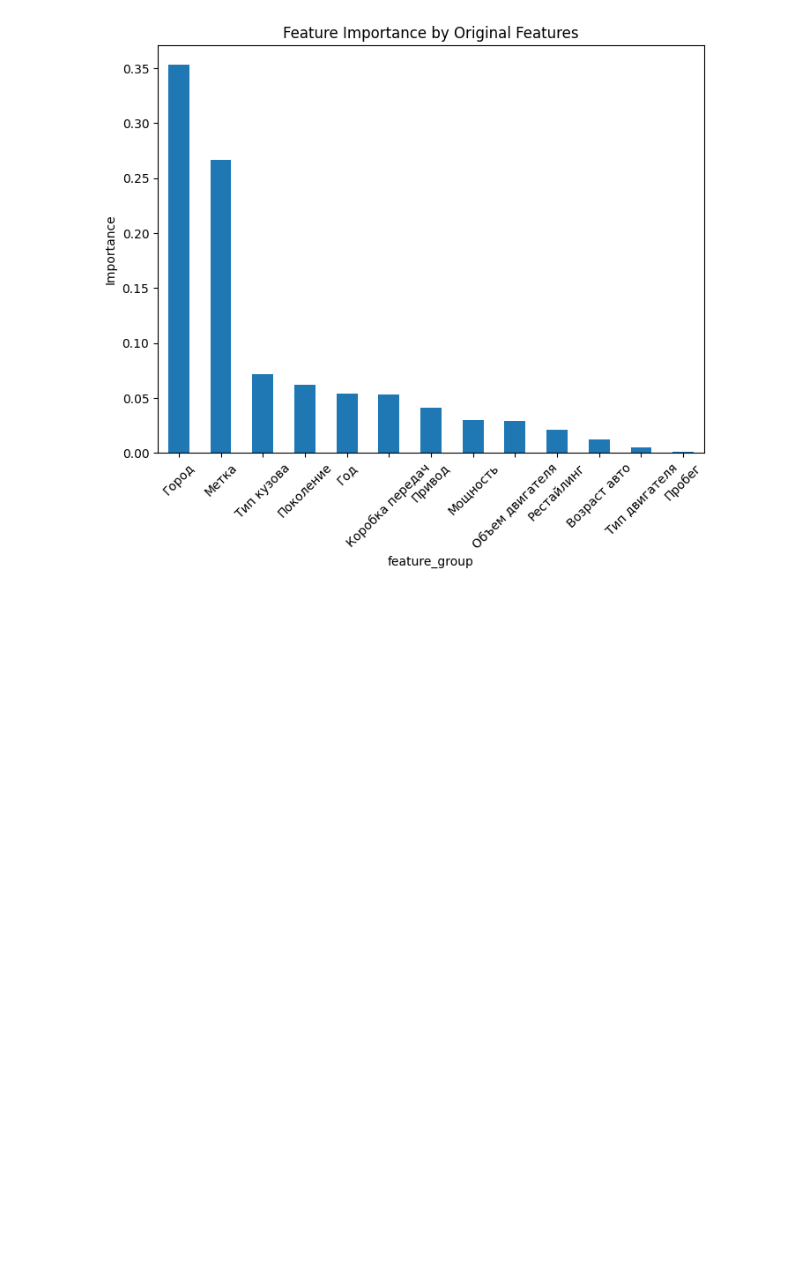
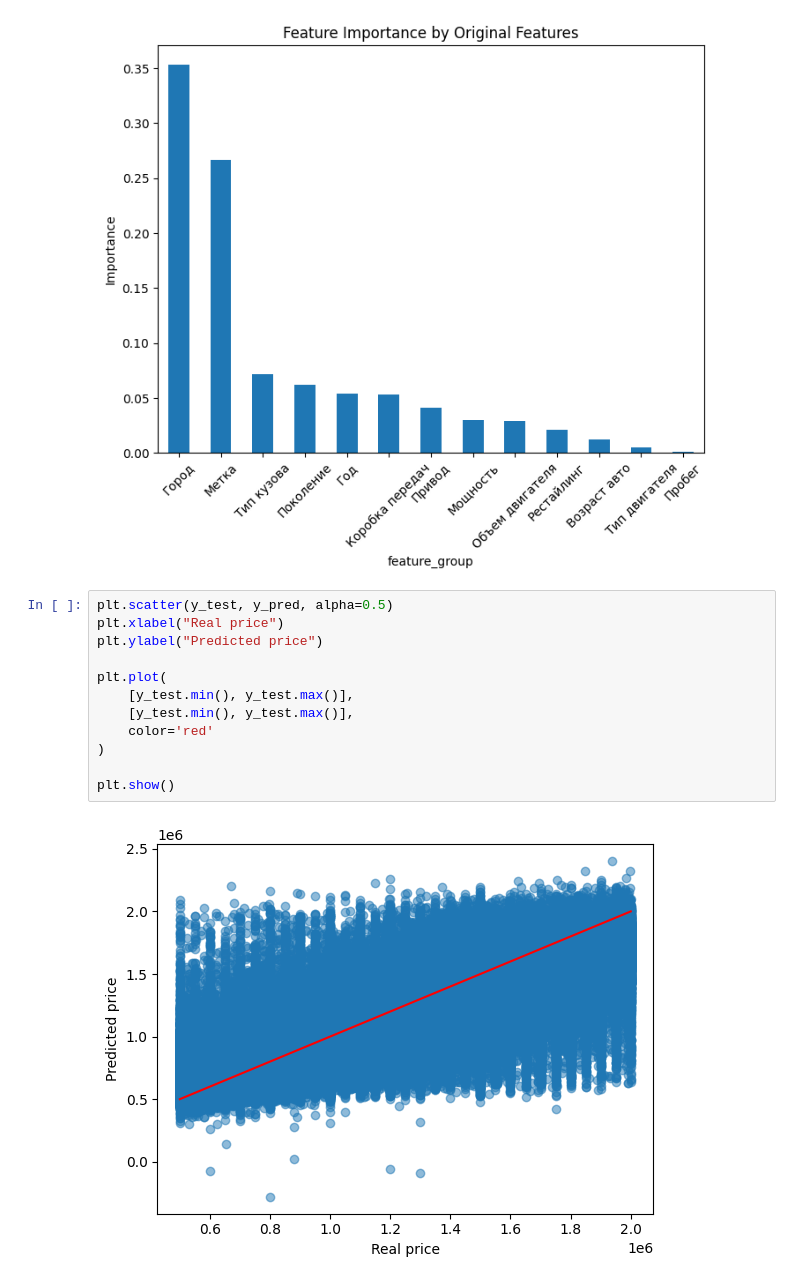
Before and after one commit to Tofuress/cars_regression, a Jupyter notebook: xgb_test.ipynb, the cells around one changed output. Drawn from its saved outputs; the diff is of its cells as text; blank space fills up the shorter version.

```diff
--- a/xgb_test.ipynb
+++ b/xgb_test.ipynb
@@ -163,3 +163,17 @@ plt.xticks(rotation=45)
 plt.show()
 # %% [output]
 [figure]
+# %%
+plt.scatter(y_test, y_pred, alpha=0.5)
+plt.xlabel("Real price")
+plt.ylabel("Predicted price")
+
+plt.plot(
+    [y_test.min(), y_test.max()],
+    [y_test.min(), y_test.max()],
+    color='red'
+)
+
+plt.show()
+# %% [output]
+[figure, added]
```
Also changed, not shown: 2 other files.
